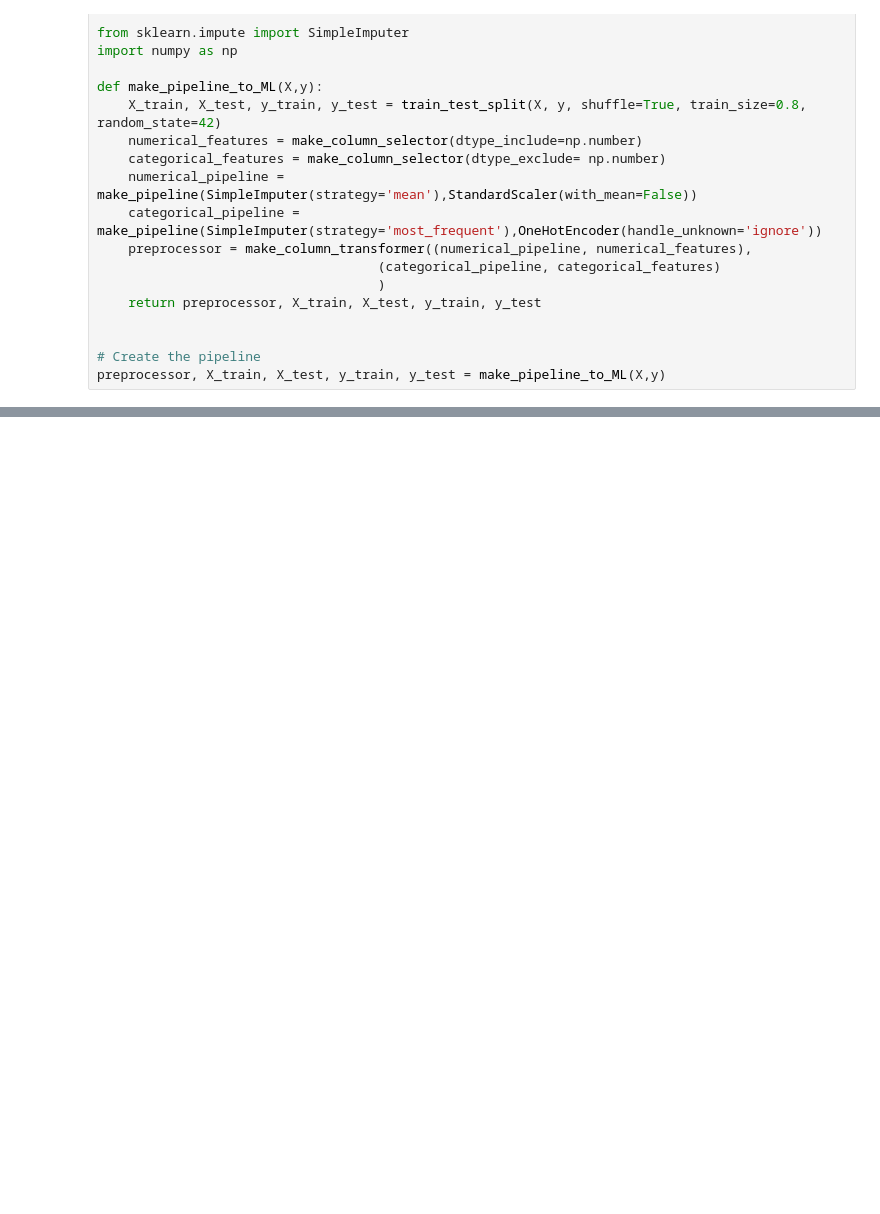
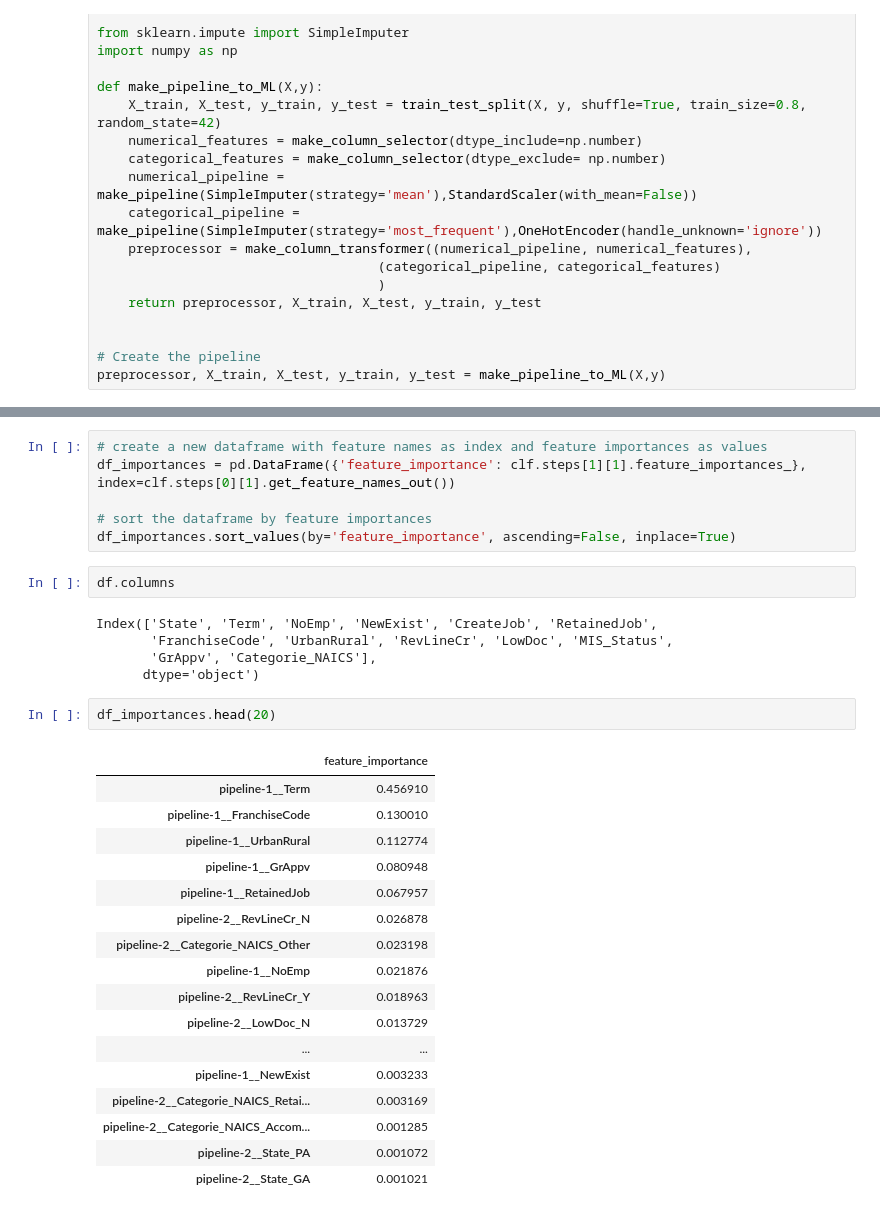
Before and after one commit to emaddar/SBA, a Jupyter notebook: Emad/analysis.ipynb, the cells around one changed output, grey strips where cells are left out. Saved outputs shown, nothing was run; the diff lists cells and outputs as text; blank space fills up the shorter version.

```diff
--- a/Emad/analysis.ipynb
+++ b/Emad/analysis.ipynb
@@ -433 +385,34 @@ Accuracy: 0.9835317963009881
+# %%
+# create a new dataframe with feature names as index and feature importances as values
+df_importances = pd.DataFrame({'feature_importance': clf.steps[1][1].feature_importances_}, index=clf.steps[0][1].get_feature_names_out())
+
+# sort the dataframe by feature importances
+df_importances.sort_values(by='feature_importance', ascending=False, inplace=True)
+# %%
+df.columns
+# %% [output]
+Index(['State', 'Term', 'NoEmp', 'NewExist', 'CreateJob', 'RetainedJob',
+       'FranchiseCode', 'UrbanRural', 'RevLineCr', 'LowDoc', 'MIS_Status',
+       'GrAppv', 'Categorie_NAICS'],
+      dtype='object')
+# %%
+df_importances.head(20)
+# %% [output]
+|  | feature_importance |
+| pipeline-1__Term | 0.456910 |
+| pipeline-1__FranchiseCode | 0.130010 |
+| pipeline-1__UrbanRural | 0.112774 |
+| pipeline-1__GrAppv | 0.080948 |
+| pipeline-1__RetainedJob | 0.067957 |
+| pipeline-2__RevLineCr_N | 0.026878 |
+| pipeline-2__Categorie_NAICS_Other | 0.023198 |
+| pipeline-1__NoEmp | 0.021876 |
+| pipeline-2__RevLineCr_Y | 0.018963 |
+| pipeline-2__LowDoc_N | 0.013729 |
+| ... | ... |
+| pipeline-1__NewExist | 0.003233 |
+| pipeline-2__Categorie_NAICS_Retai... | 0.003169 |
+| pipeline-2__Categorie_NAICS_Accom... | 0.001285 |
+| pipeline-2__State_PA | 0.001072 |
+| pipeline-2__State_GA | 0.001021 |
 # %%
```
Also changed, not shown: parts of 21 cells of this notebook.
